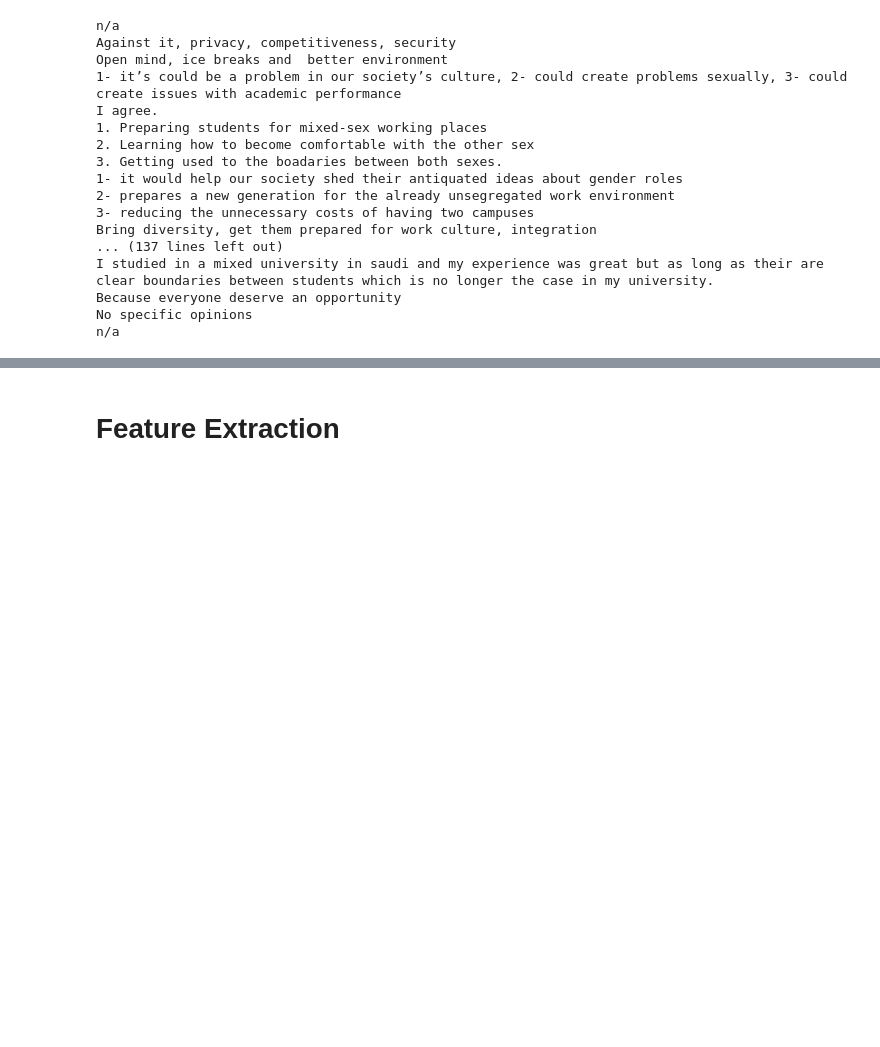
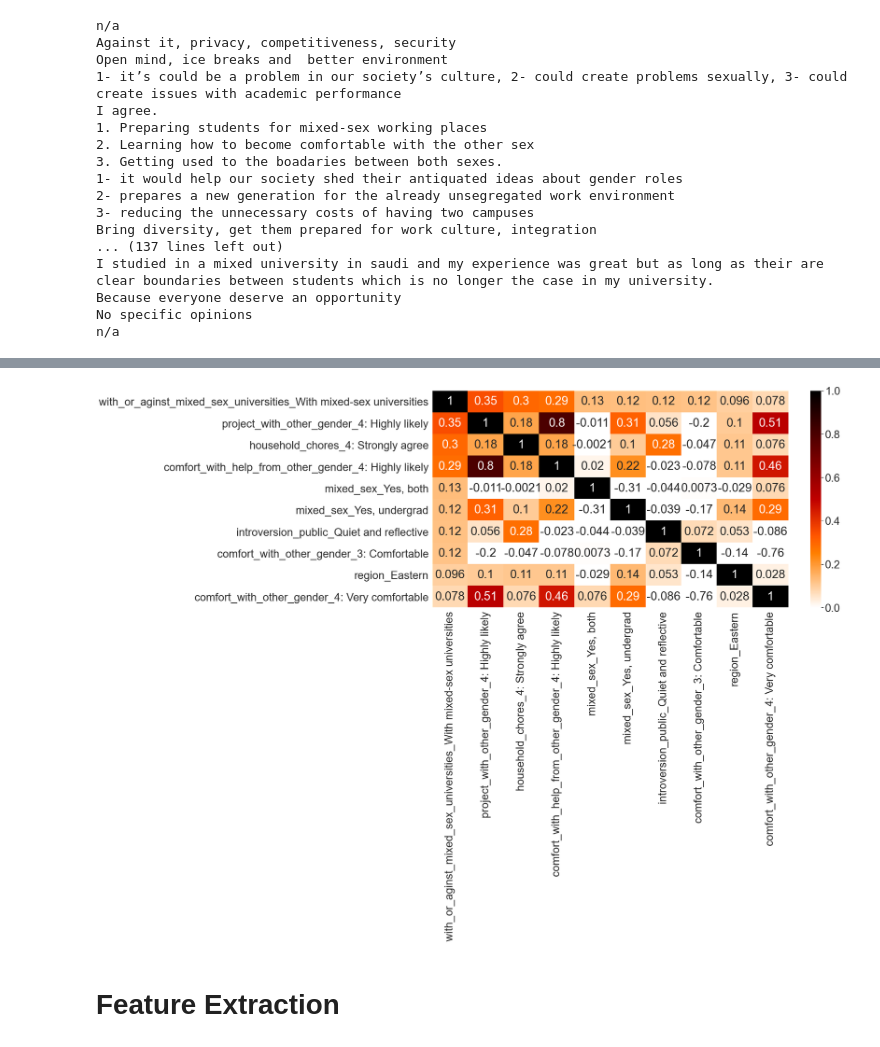
Before and after one commit to isbader/pae_project, a Jupyter notebook: pae_analysis.ipynb, the cells around one changed output, grey strips where cells are left out. Cells and saved outputs as stored; diff of their text form; code cells hidden in the pictures; blank space fills up the shorter version.

```diff
--- a/pae_analysis.ipynb
+++ b/pae_analysis.ipynb
@@ -627,0 +682,5 @@ n/a
+# %%
+#select the features to drop because it will intoduce a huge number of features when dummied
+features = ['timestamp','events_that_influnced_gender_views','opinion_mixed_sex_universites']
+select_features = [x for x in corr_df1.columns if x not in features]
+select_features
@@ -628,3 +818,7 @@ n/a
+# %%
+plot_corr(test_dummies[pos_top_features])
+# %% [output]
+[figure, added]
 # %% [markdown]
 # Feature Extraction
 # %%
```
Also changed, not shown: parts of 51 cells of this notebook, 3 other files.
